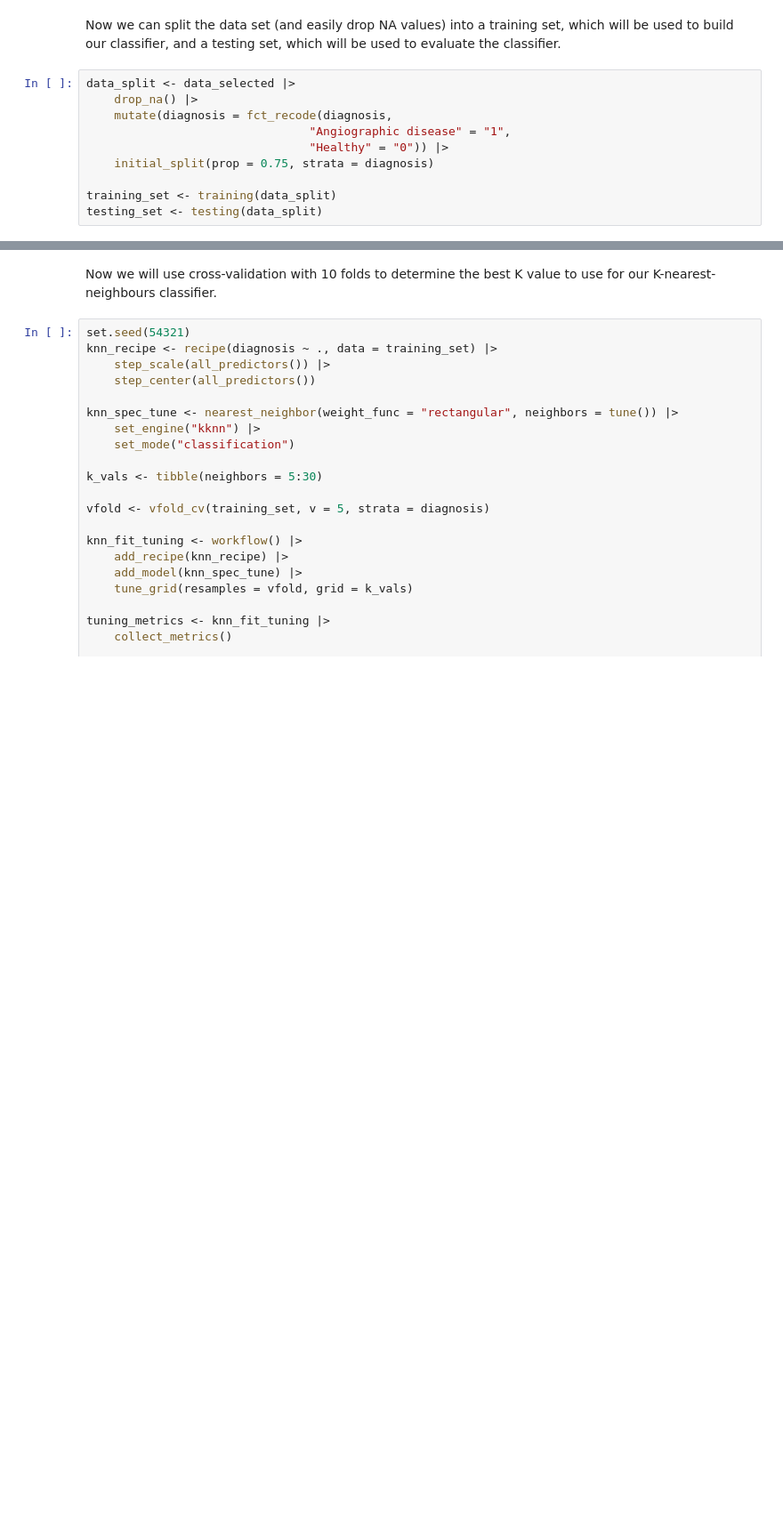
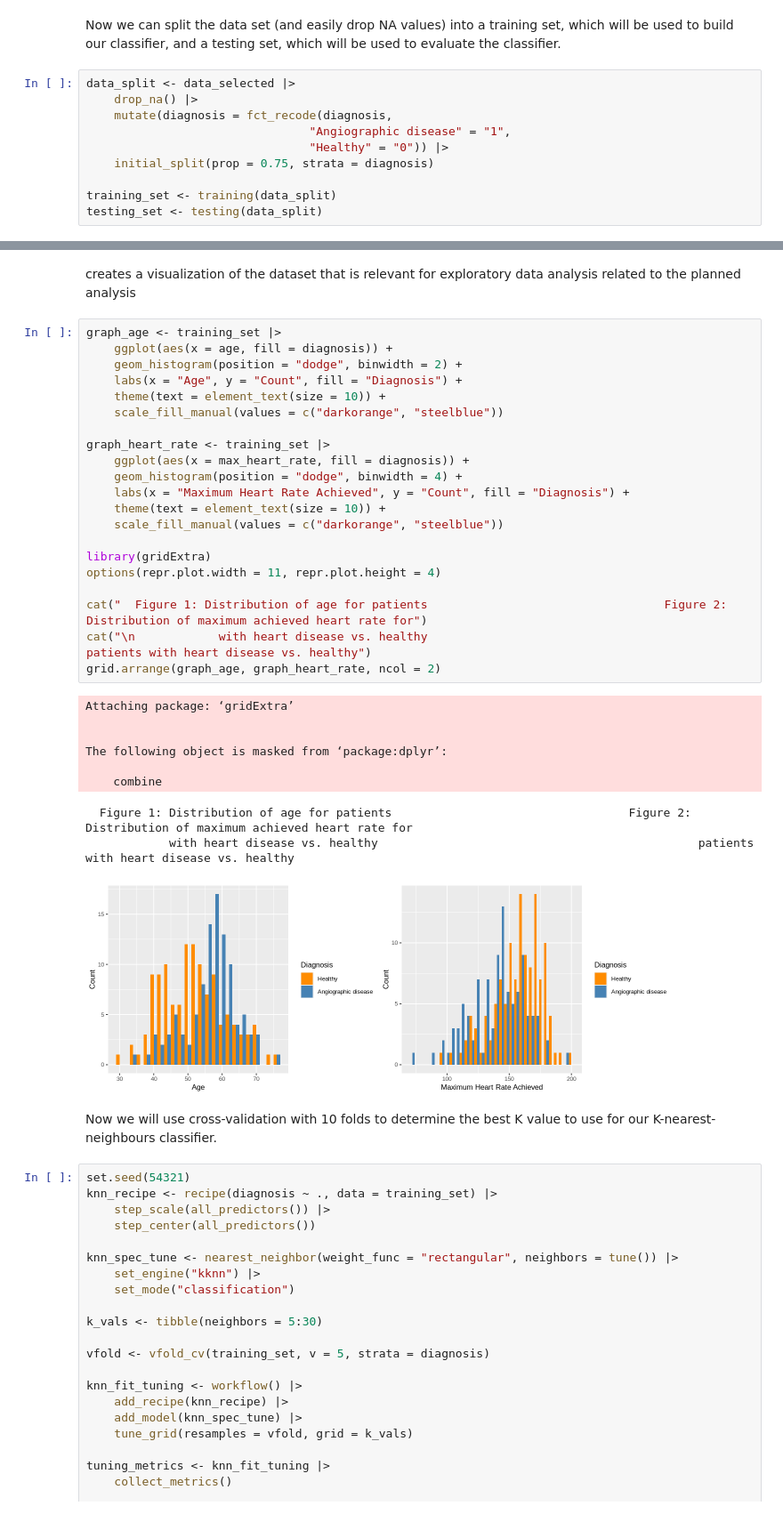
Before and after one commit to goete/Heart-Disease-Prediction-Modelling, a Jupyter notebook: final_report.ipynb, the cells around one changed output, grey strips where cells are left out. Shown at 89% size. Cells and saved outputs as stored; diff of their text form; blank space fills up the shorter version.

Commit message:
Added more annotations as well as summary tables and graphs

```diff
--- a/final_report.ipynb
+++ b/final_report.ipynb
@@ -76,3 +117,36 @@ testing_set <- testing(data_split)
+# %% [markdown]
+creates a visualization of the dataset that is relevant for exploratory data analysis related to the planned analysis
+# %%
+graph_age <- training_set |>
+    ggplot(aes(x = age, fill = diagnosis)) +
+    geom_histogram(position = "dodge", binwidth = 2) +
+    labs(x = "Age", y = "Count", fill = "Diagnosis") +
+    theme(text = element_text(size = 10)) +
+    scale_fill_manual(values = c("darkorange", "steelblue"))
+
+graph_heart_rate <- training_set |>
+    ggplot(aes(x = max_heart_rate, fill = diagnosis)) +
+    geom_histogram(position = "dodge", binwidth = 4) +
+    labs(x = "Maximum Heart Rate Achieved", y = "Count", fill = "Diagnosis") +
+    theme(text = element_text(size = 10)) +
+    scale_fill_manual(values = c("darkorange", "steelblue"))
+
+library(gridExtra)
+options(repr.plot.width = 11, repr.plot.height = 4)
+
+cat("  Figure 1: Distribution of age for patients                                  Figure 2: Distribution of maximum achieved heart rate for")
+cat("\n            with heart disease vs. healthy                                              patients with heart disease vs. healthy")
+grid.arrange(graph_age, graph_heart_rate, ncol = 2)
+# %% [output]
+Attaching package: ‘gridExtra’
+
+
+The following object is masked from ‘package:dplyr’:
+
+    combine
+  Figure 1: Distribution of age for patients                                  Figure 2: Distribution of maximum achieved heart rate for
+            with heart disease vs. healthy                                              patients with heart disease vs. healthy
+[figure, added]
 # %% [markdown]
 Now we will use cross-validation with 10 folds to determine the best K value to use for our K-nearest-neighbours classifier.
 # %%
```
Also changed, not shown: parts of 13 cells of this notebook.
